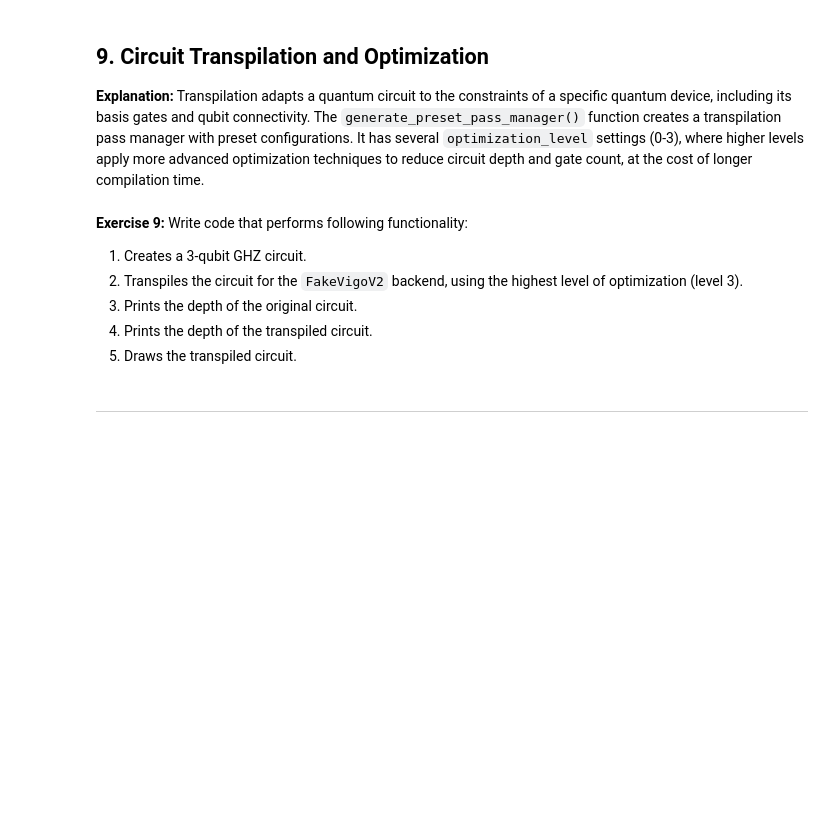
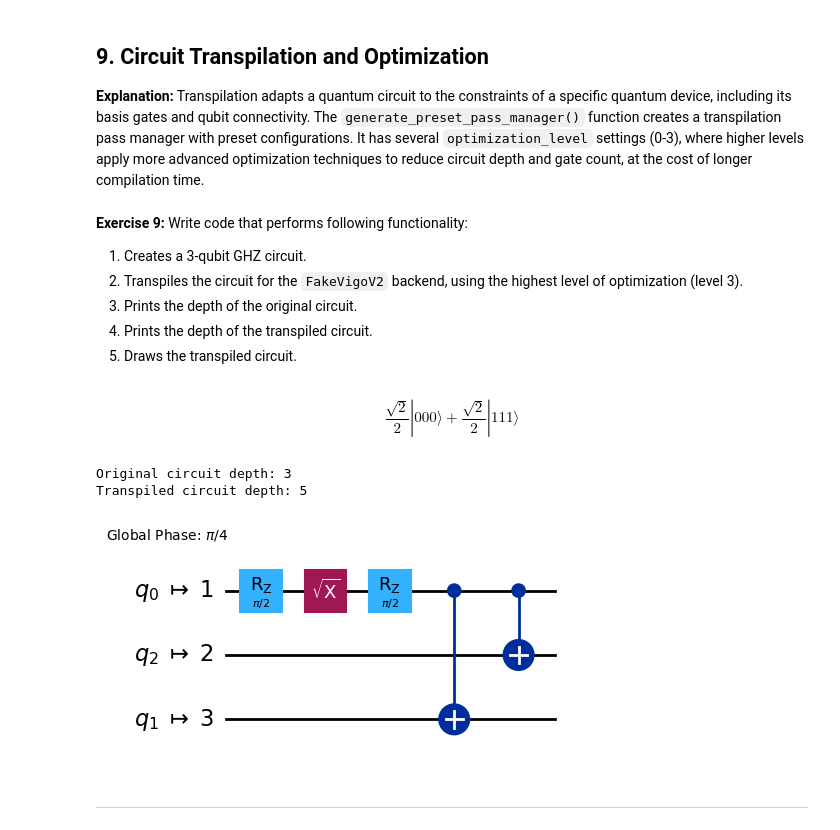
Before and after one commit to ForthFighter/Qiskit-Fall-Fest, a Jupyter notebook: notebooks/qiskit_fundamentals_lab.ipynb, the cells around one changed output. Saved outputs shown, nothing was run; the diff lists cells and outputs as text; code cells hidden in the pictures; blank space fills up the shorter version.

```diff
--- a/notebooks/qiskit_fundamentals_lab.ipynb
+++ b/notebooks/qiskit_fundamentals_lab.ipynb
@@ -228,3 +261,22 @@ Write code that performs following functionality:
+# %%
+# Your code here
+
+qc = QuantumCircuit(3)
+qc.h(0)
+qc.cx(0,1)
+qc.cx(0,2)
+display(Statevector(qc).draw('latex'))
+backend = FakeVigoV2()
+pm = generate_preset_pass_manager(backend=backend, optimization_level=3)
+isa_qc = pm.run(qc)
+print(f'Original circuit depth: {qc.depth()}')
+print(f'Transpiled circuit depth: {isa_qc.depth()}')
+isa_qc.draw('mpl')
+# %% [output]
+$$\frac{\sqrt{2}}{2} |000\rangle+\frac{\sqrt{2}}{2} |111\rangle$$
+Original circuit depth: 3
+Transpiled circuit depth: 5
+[figure, added]
 # %% [markdown]
 ---
 # %% [markdown]
```
Also changed, not shown: parts of 12 cells of this notebook.
